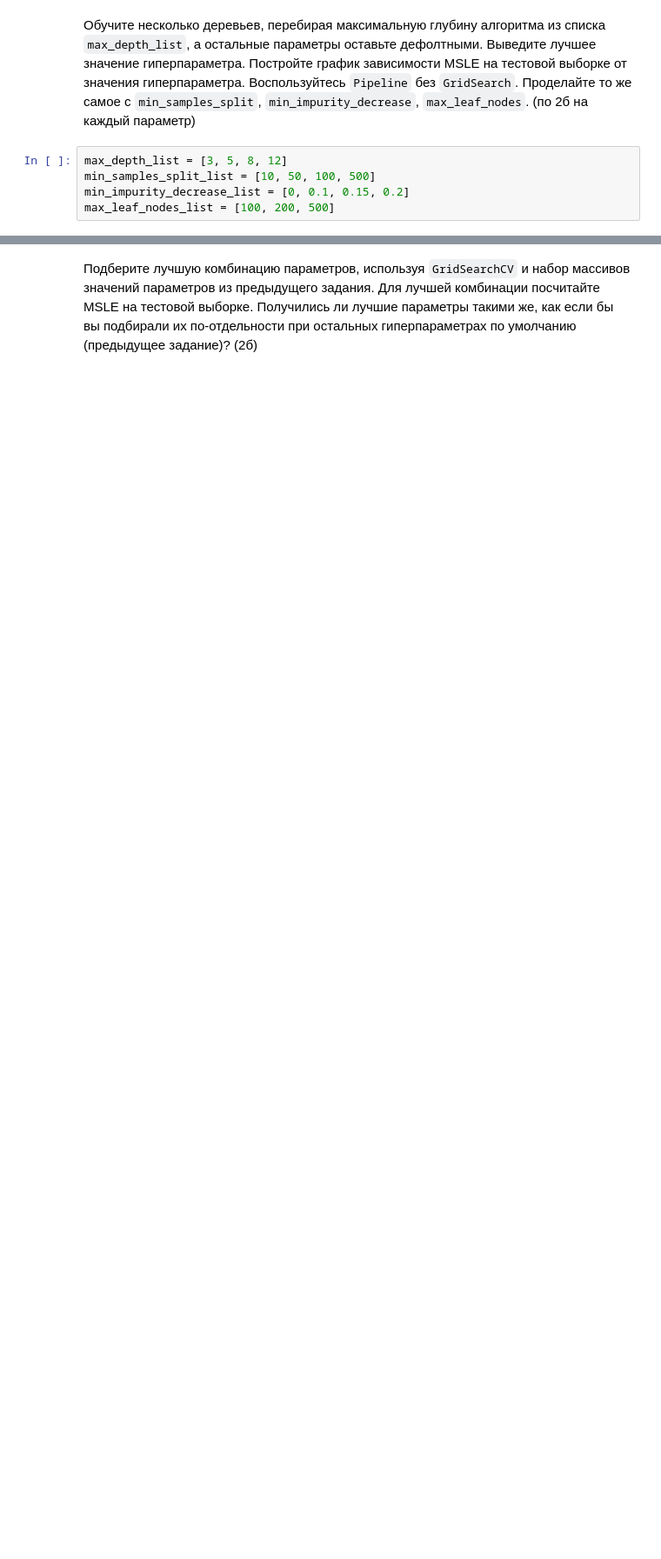
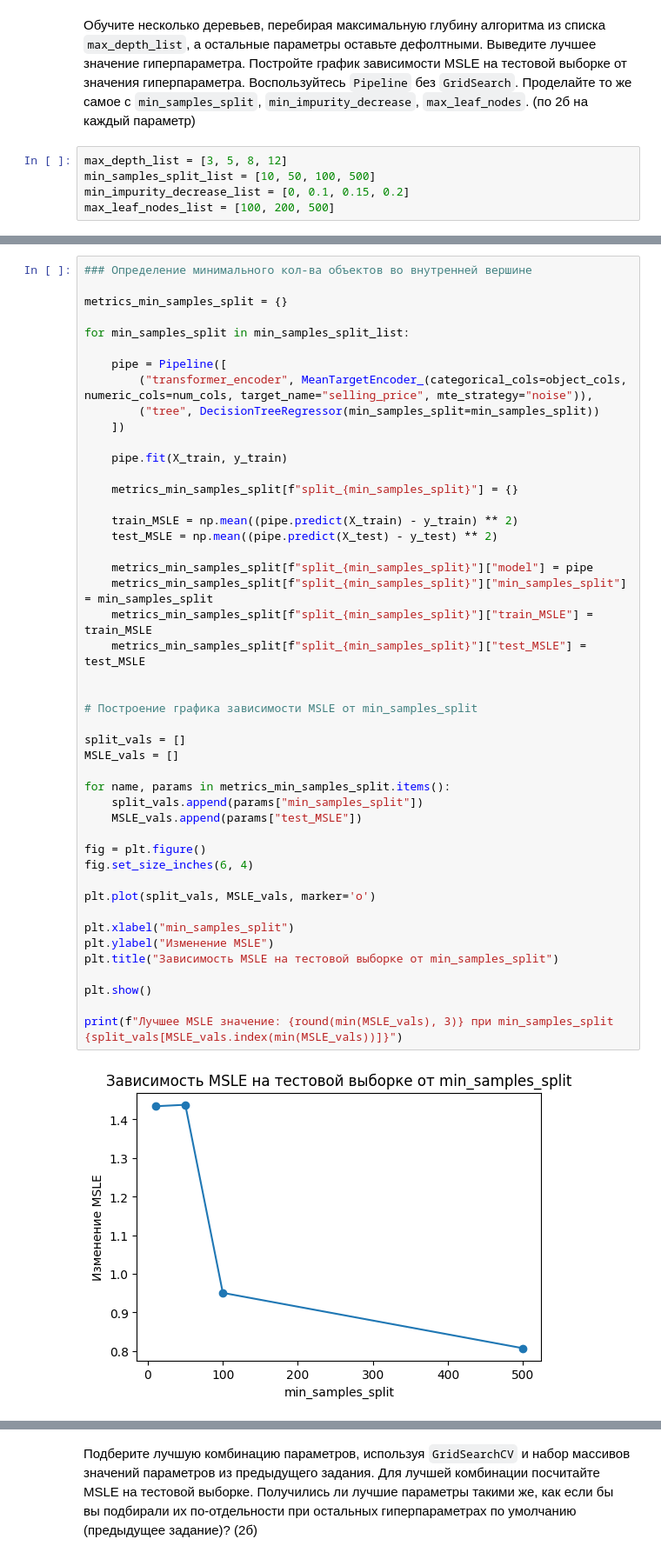
Before and after one commit to NishiNoya-spec/StartML, a Jupyter notebook: machine_learning/less_18/exploration/HW_18_NEW.ipynb, the cells around one changed output, grey strips where cells are left out. Shown at 87% size. Saved outputs shown, nothing was run; the diff lists cells and outputs as text; blank space fills up the shorter version.

```diff
--- a/machine_learning/less_18/exploration/HW_18_NEW.ipynb
+++ b/machine_learning/less_18/exploration/HW_18_NEW.ipynb
@@ -613,0 +621,48 @@ np.random.seed(1)
+# %%
+### Определение минимального кол-ва объектов во внутренней вершине
+
+metrics_min_samples_split = {}
+
+for min_samples_split in min_samples_split_list:
+
+    pipe = Pipeline([
+        ("transformer_encoder", MeanTargetEncoder_(categorical_cols=object_cols, numeric_cols=num_cols, target_name="selling_price", mte_strategy="noise")),
+        ("tree", DecisionTreeRegressor(min_samples_split=min_samples_split))
+    ])
+
+    pipe.fit(X_train, y_train)
+
+    metrics_min_samples_split[f"split_{min_samples_split}"] = {}
+
+    train_MSLE = np.mean((pipe.predict(X_train) - y_train) ** 2)
+    test_MSLE = np.mean((pipe.predict(X_test) - y_test) ** 2)
+
+    metrics_min_samples_split[f"split_{min_samples_split}"]["model"] = pipe
+    metrics_min_samples_split[f"split_{min_samples_split}"]["min_samples_split"] = min_samples_split
+    metrics_min_samples_split[f"split_{min_samples_split}"]["train_MSLE"] = train_MSLE
+    metrics_min_samples_split[f"split_{min_samples_split}"]["test_MSLE"] = test_MSLE
+
+
+# Построение графика зависимости MSLE от min_samples_split
+
+split_vals = []
+MSLE_vals = []
+
+for name, params in metrics_min_samples_split.items():
+    split_vals.append(params["min_samples_split"])
+    MSLE_vals.append(params["test_MSLE"])
+
+fig = plt.figure()
+fig.set_size_inches(6, 4)
+
+plt.plot(split_vals, MSLE_vals, marker='o')
+
+plt.xlabel("min_samples_split")
+plt.ylabel("Изменение MSLE")
+plt.title("Зависимость MSLE на тестовой выборке от min_samples_split")
+
+plt.show()
+
+print(f"Лучшее MSLE значение: {round(min(MSLE_vals), 3)} при min_samples_split {split_vals[MSLE_vals.index(min(MSLE_vals))]}")
+# %% [output]
+[figure, added]
```
Also changed, not shown: parts of 29 cells of this notebook, 5 other files.
